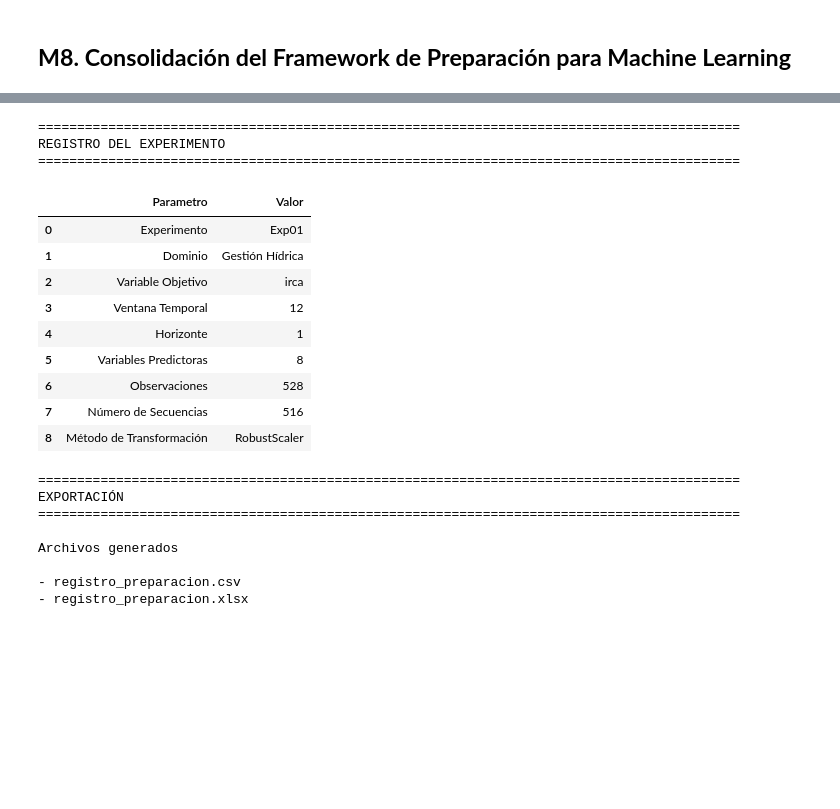
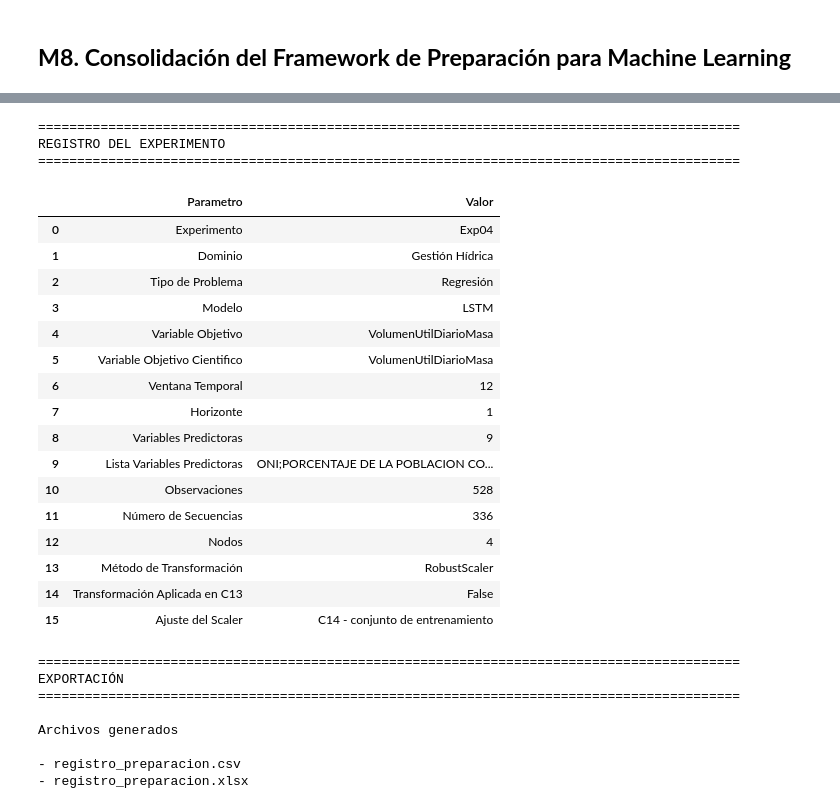
Before and after one commit to josedanielbg/FRAMEWORK_V7, a Jupyter notebook: NOTEBOOKS/C13_MACHINE_LEARNING/FW7_C13_MachineLearning.ipynb, the cells around one changed output, grey strips where cells are left out. Drawn from its saved outputs; the diff is of its cells as text; code cells hidden in the pictures; blank space fills up the shorter version.

```diff
--- a/NOTEBOOKS/C13_MACHINE_LEARNING/FW7_C13_MachineLearning.ipynb
+++ b/NOTEBOOKS/C13_MACHINE_LEARNING/FW7_C13_MachineLearning.ipynb
@@ -782,7 +848,7 @@ Catálogo Experimental cargado.
 # %%
 # Seleccionar el Experimento
 #EXPERIMENTO = "Exp04"
-EXPERIMENTO = "Exp01"
+EXPERIMENTO = "Exp04"
 # %%
 # Buscar automáticamente la configuración
 configuracion = catalogo.loc[
@@ -2168,0 +4629,8 @@ METODO_TRANSFORMACION, scaler = seleccionar_transformacion(
+# %%
+#==========================================================================================
+# RECUPERACIÓN DEL MÉTODO DE TRANSFORMACIÓN YA VALIDADO
+#==========================================================================================
+
+METODO_TRANSFORMACION = metodo_transformacion
+
+print(f"Método de transformación registrado : {METODO_TRANSFORMACION}")
@@ -2173,67 +4643,105 @@ METODO_TRANSFORMACION, scaler = seleccionar_transformacion(
 
 registro = pd.DataFrame({
 
-    "Parametro":[
+    "Parametro": [
 
         "Experimento",
         "Dominio",
+        "Tipo de Problema",
+        "Modelo",
+
+        # Objetivo operativo entregado a C14
         "Variable Objetivo",
+
+        # Trazabilidad científica
+        "Variable Objetivo Cientifico",
+
         "Ventana Temporal",
         "Horizonte",
+
         "Variables Predictoras",
+        "Lista Variables Predictoras",
+
         "Observaciones",
         "Número de Secuencias",
-        "Método de Transformación"
+        "Nodos",
+
+        # Nombre requerido por C14
+        "Método de Transformación",
+
+        "Transformación Aplicada en C13",
+        "Ajuste del Scaler"
 
     ],
 
-    "Valor":[
+    "Valor": [
 
         EXPERIMENTO,
+        DOMINIO,
+        TIPO_PROBLEMA,
+        MODELO,
 
-        DOMINIO,
-
+        VARIABLE_OBJETIVO_MODELO,
         VARIABLE_OBJETIVO,
 
         VENTANA,
-
         HORIZONTE,
 
         X.shape[1],
 
+        ";".join(
+            X.columns
+        ),
+
         len(dataset_transformado),
+        len(X_array),
 
-        len(secuencias_X),
+        metadata_secuencias_detalle[
+            "Nodo"
+        ].nunique(),
 
-        METODO_TRANSFORMACION
+        METODO_TRANSFORMACION,
+
+        False,
+
+        "C14 - conjunto de entrenamiento"
 
     ]
 
 })
 
 print()
 
-print("="*90)
+print("=" * 90)
 print("REGISTRO DEL EXPERIMENTO")
-print("="*90)
+print("=" * 90)
 
 print()
 
-display(registro)
+display(
+    registro
+)
 # %% [output]
 ==========================================================================================
 REGISTRO DEL EXPERIMENTO
 ==========================================================================================
 |  | Parametro | Valor |
-| 0 | Experimento | Exp01 |
+| 0 | Experimento | Exp04 |
 | 1 | Dominio | Gestión Hídrica |
-| 2 | Variable Objetivo | irca |
-| 3 | Ventana Temporal | 12 |
-| 4 | Horizonte | 1 |
-| 5 | Variables Predictoras | 8 |
-| 6 | Observaciones | 528 |
-| 7 | Número de Secuencias | 516 |
-| 8 | Método de Transformación | RobustScaler |
+| 2 | Tipo de Problema | Regresión |
+| 3 | Modelo | LSTM |
+| 4 | Variable Objetivo | VolumenUtilDiarioMasa |
+| 5 | Variable Objetivo Cientifico | VolumenUtilDiarioMasa |
+| 6 | Ventana Temporal | 12 |
+| 7 | Horizonte | 1 |
+| 8 | Variables Predictoras | 9 |
+| 9 | Lista Variables Predictoras | ONI;PORCENTAJE DE LA POBLACION CO... |
+| 10 | Observaciones | 528 |
+| 11 | Número de Secuencias | 336 |
+| 12 | Nodos | 4 |
+| 13 | Método de Transformación | RobustScaler |
+| 14 | Transformación Aplicada en C13 | False |
+| 15 | Ajuste del Scaler | C14 - conjunto de entrenamiento |
 # %%
 #==========================================================================================
 # EXPORTACIÓN DEL REGISTRO
```
Also changed, not shown: parts of 69 cells of this notebook.
